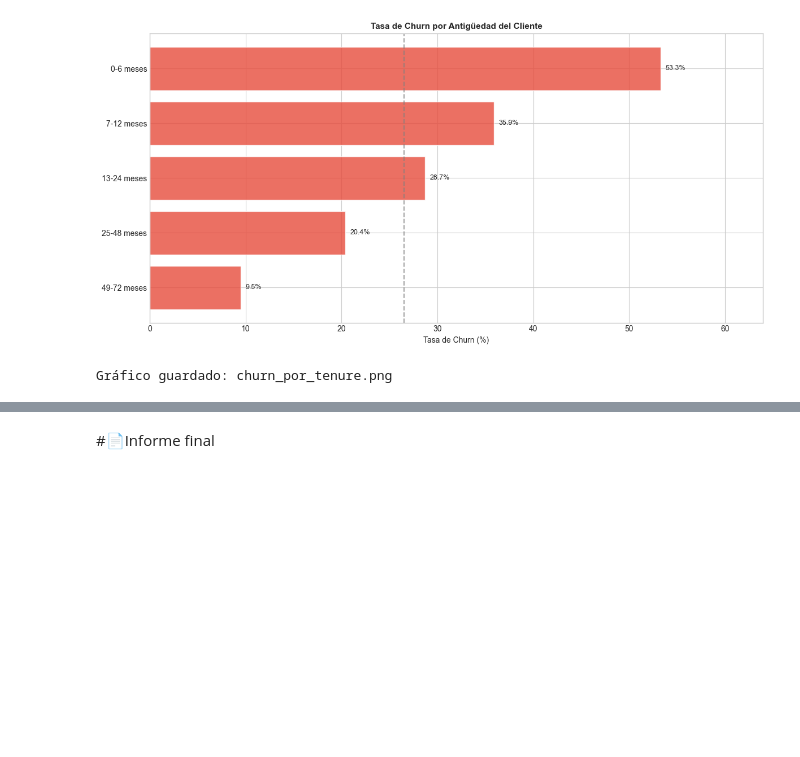
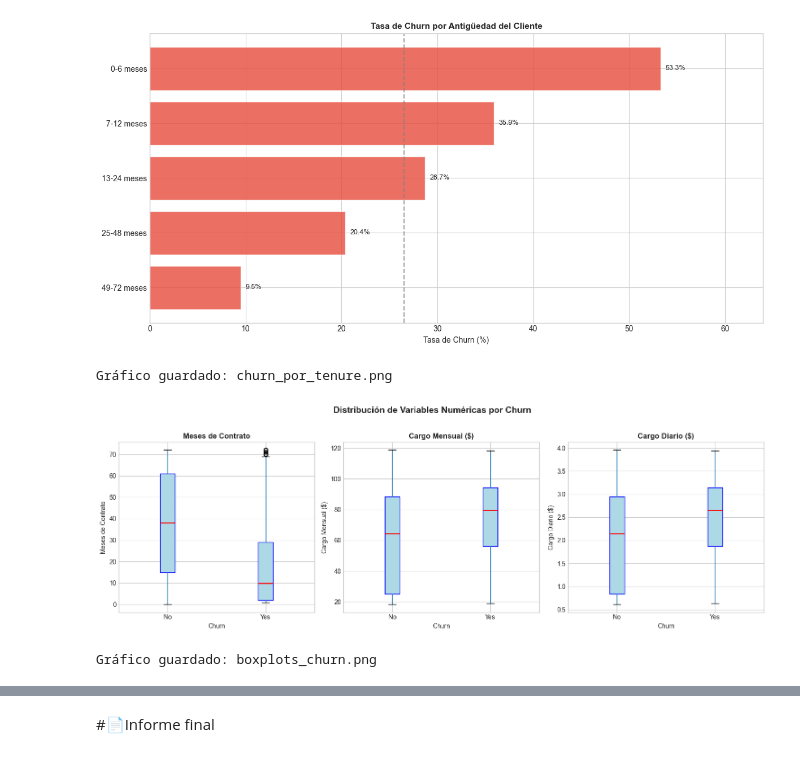
Before and after one commit to anothereverr/oracle-alura-data-science-challenge-2, a Jupyter notebook: TelecomX_LATAM.ipynb, the cells around one changed output, grey strips where cells are left out. Cells and saved outputs as stored; diff of their text form; code cells hidden in the pictures; blank space fills up the shorter version.

Commit message:
feat: add boxplot, correlation

```diff
--- a/TelecomX_LATAM.ipynb
+++ b/TelecomX_LATAM.ipynb
@@ -670,3 +670,27 @@ print("Gráfico guardado: churn_por_tenure.png")
 # %% [output]
 [figure]
 Gráfico guardado: churn_por_tenure.png
+# %%
+# Boxplots de variables numéricas por Churn
+fig, axes = plt.subplots(1, 3, figsize=(15, 5))
+
+numeric_vars = ['Meses_Contrato', 'Cargo_Mensual', 'Cargo_Diario']
+titles = ['Meses de Contrato', 'Cargo Mensual ($)', 'Cargo Diario ($)']
+
+for ax, var, title in zip(axes, numeric_vars, titles):
+    df.boxplot(column=var, by='Churn', ax=ax,
+               patch_artist=True,
+               boxprops=dict(facecolor='lightblue', color='blue'),
+               medianprops=dict(color='red', linewidth=2))
+    ax.set_title(title, fontsize=12, fontweight='bold')
+    ax.set_xlabel('Churn')
+    ax.set_ylabel(title)
+
+plt.suptitle('Distribución de Variables Numéricas por Churn', fontsize=14, fontweight='bold', y=1.02)
+plt.tight_layout()
+plt.savefig('boxplots_churn.png', dpi=150, bbox_inches='tight')
+plt.show()
+print("Gráfico guardado: boxplots_churn.png")
+# %% [output]
+[figure, added]
+Gráfico guardado: boxplots_churn.png
```
Also changed, not shown: parts of 2 cells of this notebook, 2 other files.
